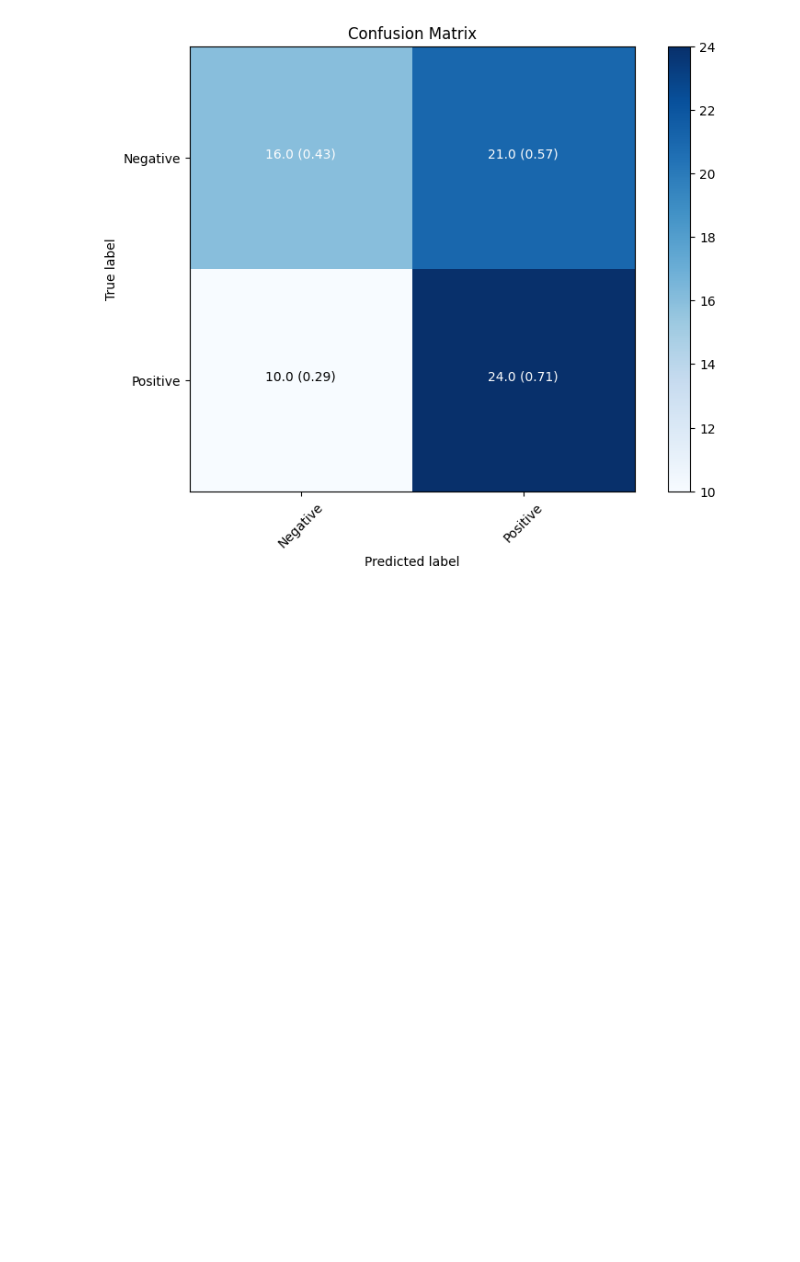
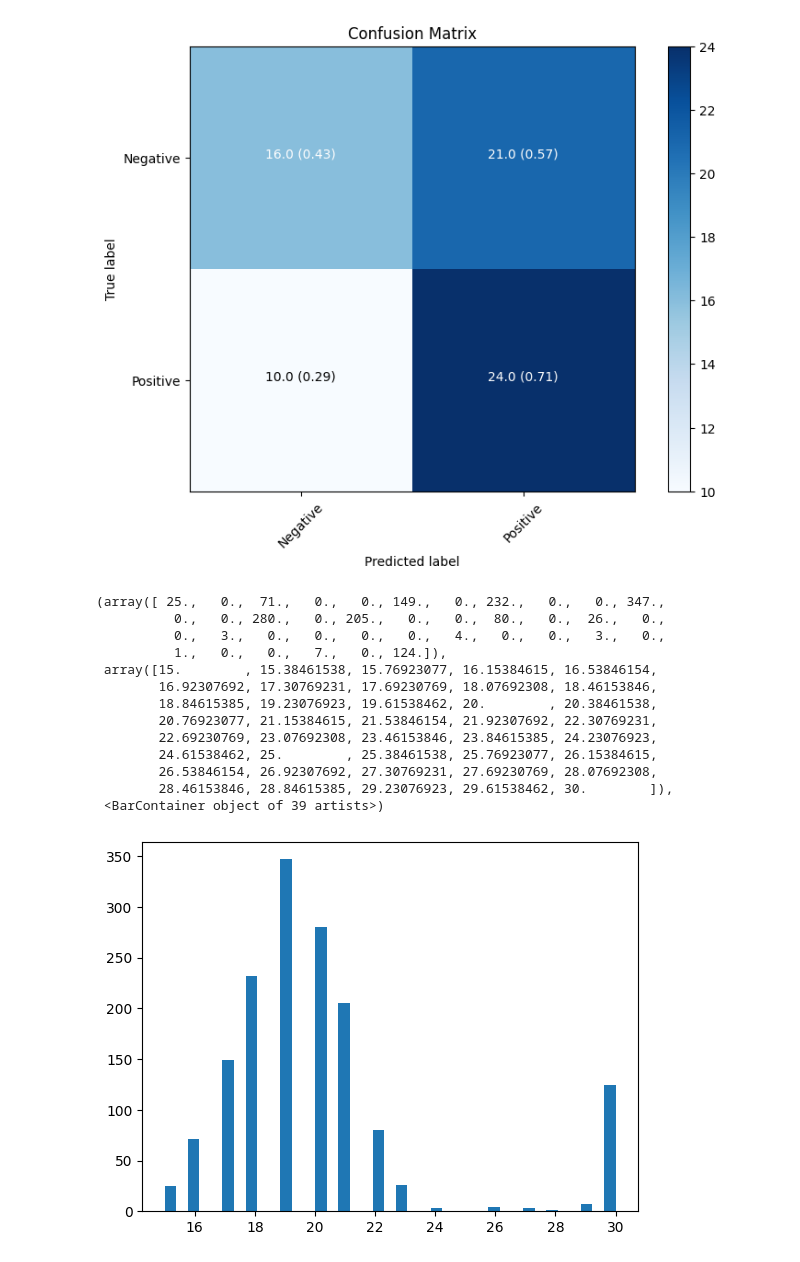
Before and after one commit to pavonism/intro-to-ml, a Jupyter notebook: scripts/TrainModel.ipynb, the cells around one changed output. Cells and saved outputs as stored; diff of their text form; code cells hidden in the pictures; blank space fills up the shorter version.

```diff
--- a/scripts/TrainModel.ipynb
+++ b/scripts/TrainModel.ipynb
@@ -116,3 +116,38 @@ plot_confusion_matrix(confusion_matrix(y_true, y_pred), ["Negative", "Positive"]
 Accuracy: 0.5633802816901409
 F1 Score: 0.6075949367088608
 [figure]
+# %%
+import glob
+from typing import Dict, List
+
+from matplotlib import pyplot as plt
+from numpy import sqrt
+
+
+files = glob.glob("../data/tsrc_train_test/train/**/*_nohash_0.wav", recursive=True)
+speaker_id_to_files: Dict[str, List[str]] = {}
+
+for file in files:
+    speaker_id = file.split("\\")[-1].split("_")[-3]
+    if speaker_id not in speaker_id_to_files:
+        speaker_id_to_files[speaker_id] = []
+    speaker_id_to_files[speaker_id].append(file)
+
+
+file_occurances = [len(files) for files in speaker_id_to_files.values()]
+plt.hist(file_occurances, bins=int(sqrt(len(file_occurances))))
+# %% [output]
+(array([ 25.,   0.,  71.,   0.,   0., 149.,   0., 232.,   0.,   0., 347.,
+          0.,   0., 280.,   0., 205.,   0.,   0.,  80.,   0.,  26.,   0.,
+          0.,   3.,   0.,   0.,   0.,   0.,   4.,   0.,   0.,   3.,   0.,
+          1.,   0.,   0.,   7.,   0., 124.]),
+ array([15.        , 15.38461538, 15.76923077, 16.15384615, 16.53846154,
+        16.92307692, 17.30769231, 17.69230769, 18.07692308, 18.46153846,
+        18.84615385, 19.23076923, 19.61538462, 20.        , 20.38461538,
+        20.76923077, 21.15384615, 21.53846154, 21.92307692, 22.30769231,
+        22.69230769, 23.07692308, 23.46153846, 23.84615385, 24.23076923,
+        24.61538462, 25.        , 25.38461538, 25.76923077, 26.15384615,
+        26.53846154, 26.92307692, 27.30769231, 27.69230769, 28.07692308,
+        28.46153846, 28.84615385, 29.23076923, 29.61538462, 30.        ]),
+ <BarContainer object of 39 artists>)
+[figure, added]
```
Also changed, not shown: parts of 2 cells of this notebook, 4 other files.
